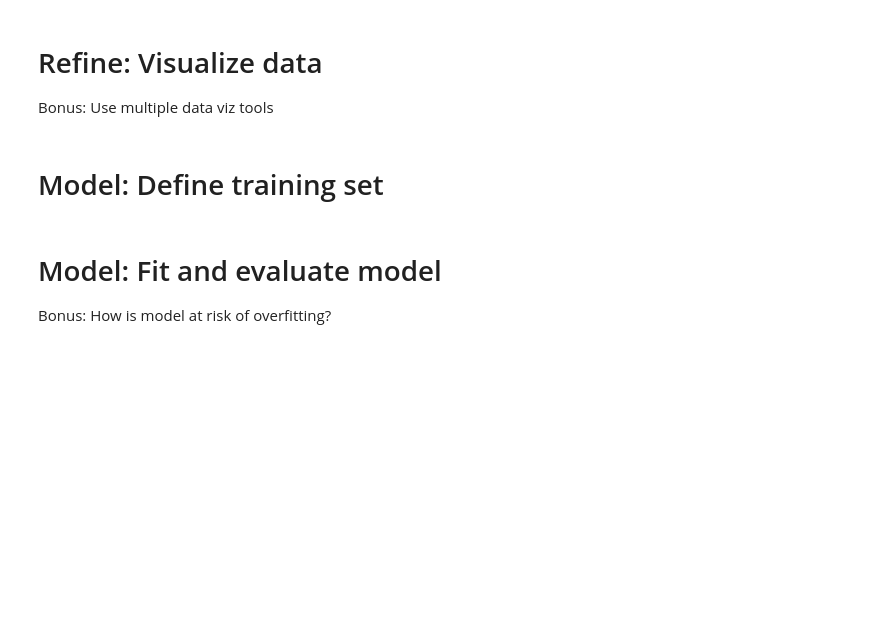
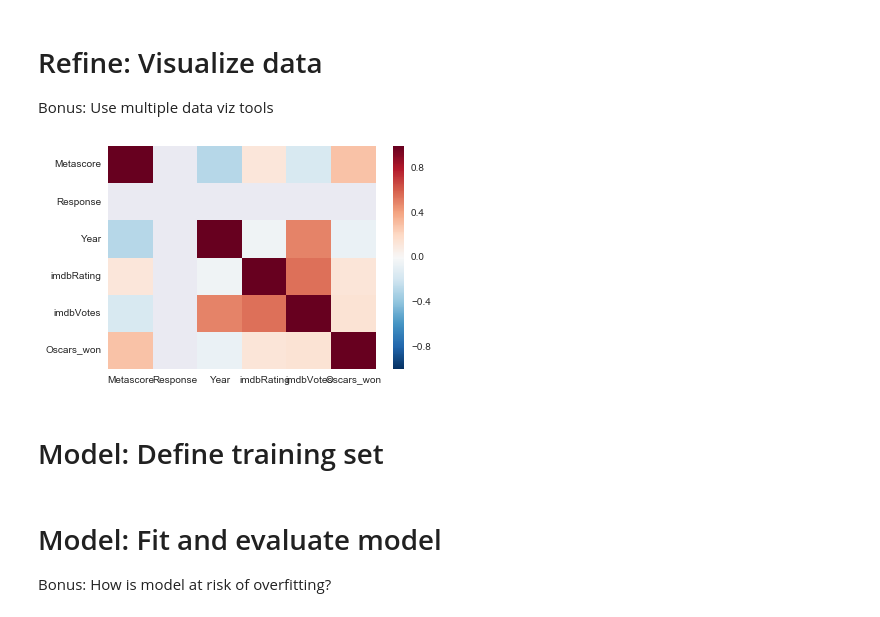
Before and after one commit to spockl/ga-dsi-1, a Jupyter notebook: projects/projects-weekly/project-06/project-6-jocelyn-ong.ipynb, the cells around one changed output. Cells and saved outputs as stored; diff of their text form; code cells hidden in the pictures; blank space fills up the shorter version.

```diff
--- a/projects/projects-weekly/project-06/project-6-jocelyn-ong.ipynb
+++ b/projects/projects-weekly/project-06/project-6-jocelyn-ong.ipynb
@@ -139,0 +162,3 @@ df2.to_csv('test_data.csv', encoding='utf-8')
+# %%
+# Let's consider whether movies are in english or not
+df2['Language_English'] = df2['Language'].map(lambda x: 1 if "English" in str(x) else 0)
@@ -139,0 +167,10 @@ df2.to_csv('test_data.csv', encoding='utf-8')
+# %%
+country = []
+for i in df2['Country']:
+    country.extend(i.split(','))
+country_counts = Counter(country)
+# %%
+# Let's consider where the movies are made
+# For model simplicity, we'll consider just the top 5 countries
+top_5_countries = [i[0] for i in country_counts.most_common(5)]
+top_5_countries
@@ -139,0 +179,3 @@ df2.to_csv('test_data.csv', encoding='utf-8')
+# %%
+for i in top_5_countries:
+    df2['Country_'+i] = df2['Country'].map(lambda x: 1 if i in str(x) else 0)
@@ -140,6 +192,13 @@ df2.to_csv('test_data.csv', encoding='utf-8')
 # %% [markdown]
 # Refine: Visualize data
 Bonus: Use multiple data viz tools
+# %%
+sns.heatmap(df2[['Actors', 'Awards', 'Country', 'Director', 'Genre',
+                 'Language', 'Metascore', 'Plot', 'Poster', 'Rated', 'Released', 'Response',
+                 'Runtime', 'Title', 'Type', 'Writer', 'Year', 'imdbID',
+                 'imdbRating', 'imdbVotes', 'Oscars_won']].corr());
+# %% [output]
+[figure, added]
 # %% [markdown]
 # Model: Define training set
 # %% [markdown]
```
Also changed, not shown: parts of 8 cells of this notebook, 2 other files.
